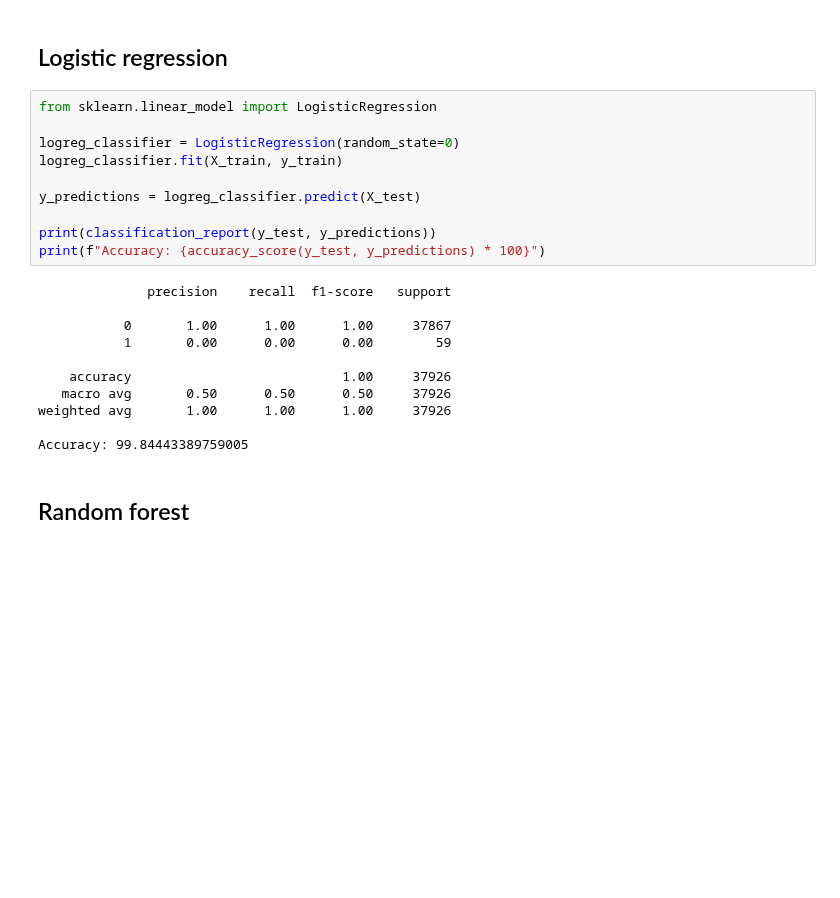
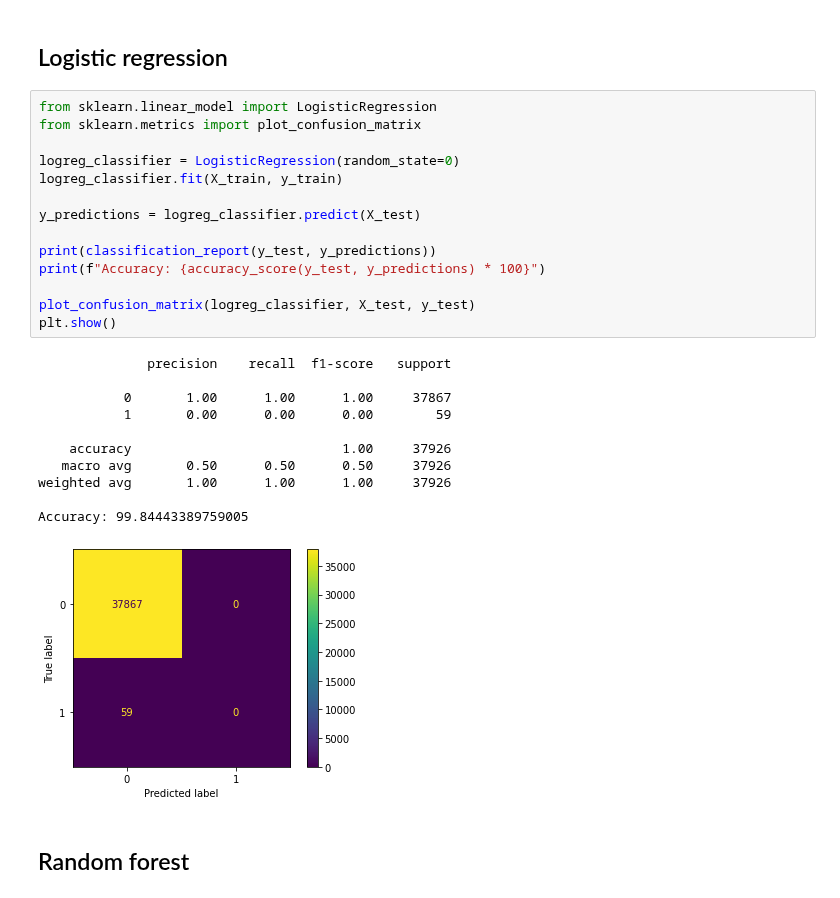
Before and after one commit to kponichtera/cs4035-cda, a Jupyter notebook: jupyter/W1_Visuals.ipynb, the cells around one changed output. Saved outputs shown, nothing was run; the diff lists cells and outputs as text; blank space fills up the shorter version.

Commit message:
Confusion matrices

```diff
--- a/jupyter/W1_Visuals.ipynb
+++ b/jupyter/W1_Visuals.ipynb
@@ -257,25 +257,30 @@ Fraudulent cases in test set: 59
 ## Logistic regression
 # %%
 from sklearn.linear_model import LogisticRegression
+from sklearn.metrics import plot_confusion_matrix
 
 logreg_classifier = LogisticRegression(random_state=0)
 logreg_classifier.fit(X_train, y_train)
 
 y_predictions = logreg_classifier.predict(X_test)
 
 print(classification_report(y_test, y_predictions))
 print(f"Accuracy: {accuracy_score(y_test, y_predictions) * 100}")
+
+plot_confusion_matrix(logreg_classifier, X_test, y_test)
+plt.show()
 # %% [output]
               precision    recall  f1-score   support
 
            0       1.00      1.00      1.00     37867
            1       0.00      0.00      0.00        59
 
     accuracy                           1.00     37926
    macro avg       0.50      0.50      0.50     37926
 weighted avg       1.00      1.00      1.00     37926
 
 Accuracy: 99.84443389759005
+[figure, added]
 # %% [markdown]
 ## Random forest
 # %%
```
Also changed, not shown: parts of 10 cells of this notebook.
